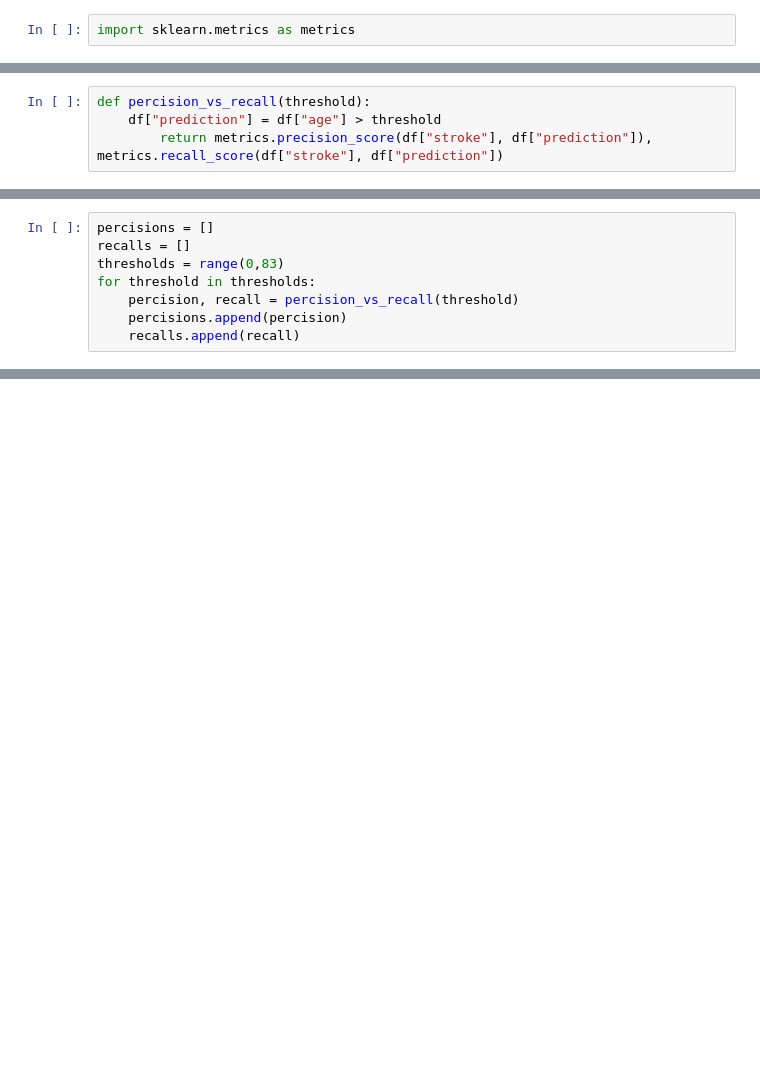
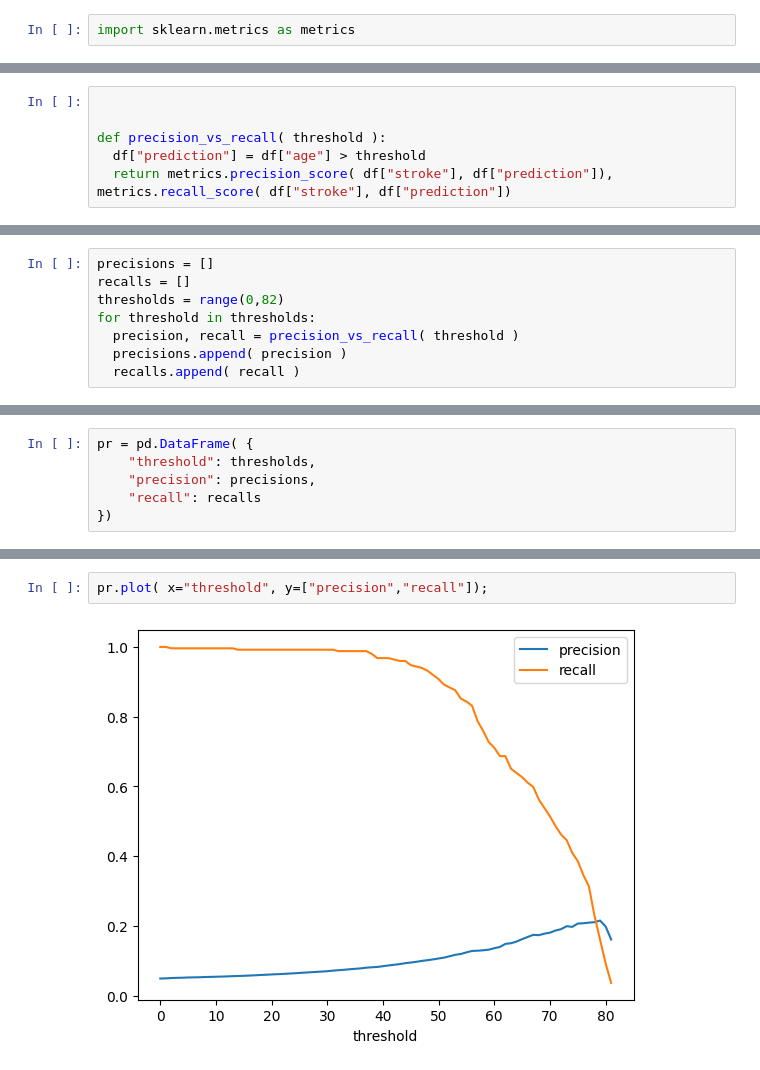
Before and after one commit to CamdenBert/CSCI290, a Jupyter notebook: StrokePrediction_.ipynb, the cells around one changed output, grey strips where cells are left out. Drawn from its saved outputs; the diff is of its cells as text; blank space fills up the shorter version.

```diff
--- a/StrokePrediction_.ipynb
+++ b/StrokePrediction_.ipynb
@@ -191,4 +191,6 @@ tp / (tp + fp)
 # %%
-def percision_vs_recall(threshold):
-    df["prediction"] = df["age"] > threshold
-        return metrics.precision_score(df["stroke"], df["prediction"]), metrics.recall_score(df["stroke"], df["prediction"])
+
+
+def precision_vs_recall( threshold ):
+  df["prediction"] = df["age"] > threshold
+  return metrics.precision_score( df["stroke"], df["prediction"]), metrics.recall_score( df["stroke"], df["prediction"])
@@ -201,8 +201,8 @@ NameError: name 'percision_vs_recall' is not defined
 # %%
-percisions = []
+precisions = []
 recalls = []
-thresholds = range(0,83)
+thresholds = range(0,82)
 for threshold in thresholds:
-    percision, recall = percision_vs_recall(threshold)
-    percisions.append(percision)
-    recalls.append(recall)
+  precision, recall = precision_vs_recall( threshold )
+  precisions.append( precision )
+  recalls.append( recall )
@@ -210,0 +209,6 @@ NameError: name 'percision_vs_recall' is not defined
+# %%
+pr = pd.DataFrame( {
+    "threshold": thresholds,
+    "precision": precisions,
+    "recall": recalls
+})
@@ -210,0 +224,4 @@ NameError: name 'percision_vs_recall' is not defined
+# %%
+pr.plot( x="threshold", y=["precision","recall"]);
+# %% [output]
+[figure, added]
```
Also changed, not shown: parts of 14 cells of this notebook.
